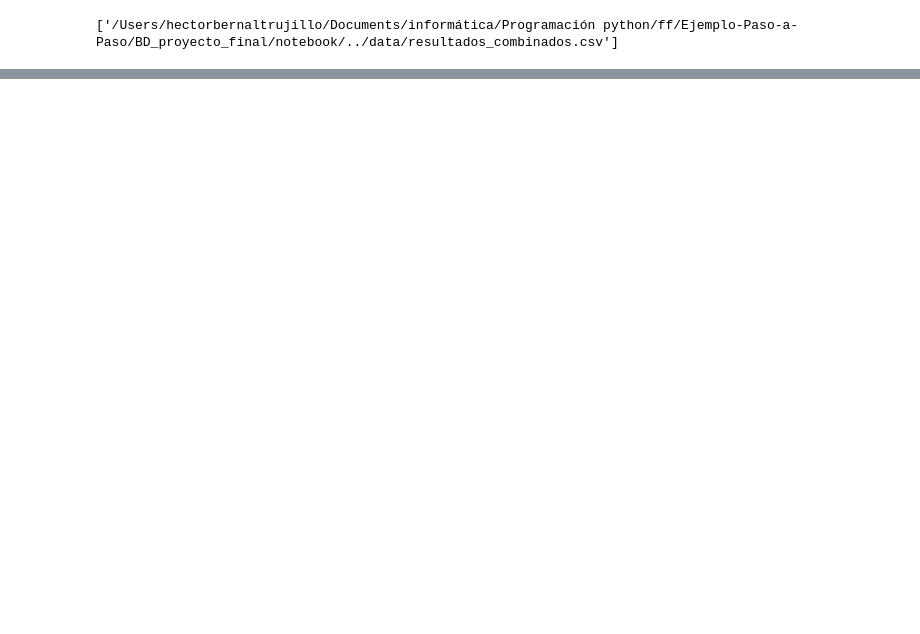
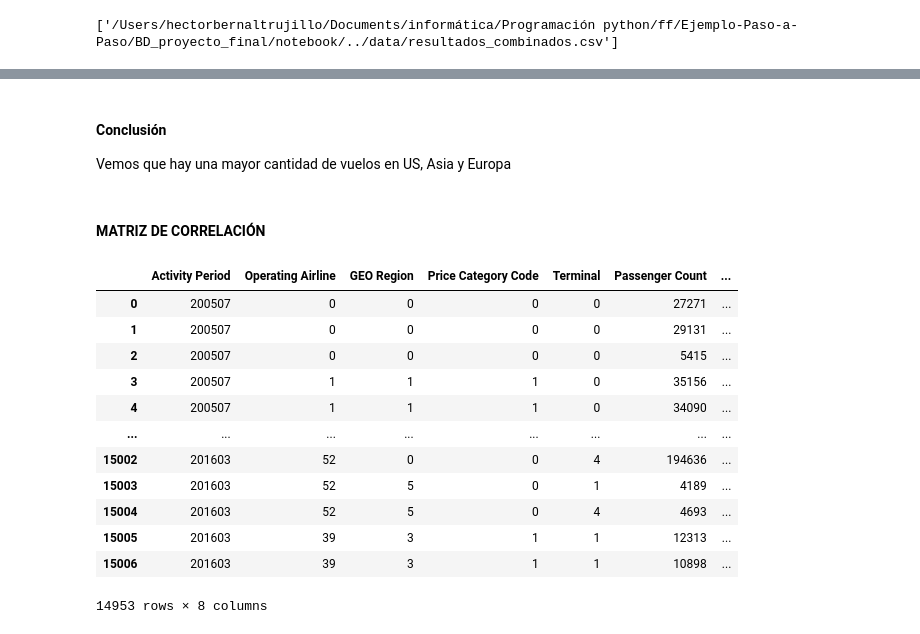
Before and after one commit to albabernal03/BD_proyecto_final, a Jupyter notebook: notebook/analisis.ipynb, the cells around one changed output, grey strips where cells are left out. Cells and saved outputs as stored; diff of their text form; code cells hidden in the pictures; blank space fills up the shorter version.

Commit message:
hemos terminado con la matriz de correlación

```diff
--- a/notebook/analisis.ipynb
+++ b/notebook/analisis.ipynb
@@ -211,0 +259,36 @@ resultados_combinados.to_csv('../data/resultados_combinados.csv', single_file =
+# %% [markdown]
+#### Conclusión
+Vemos que hay una mayor cantidad de vuelos en US, Asia y Europa
+# %% [markdown]
+#### MATRIZ DE CORRELACIÓN
+# %%
+#Ahora nos piden contruir una matriz de correlación, por lo que necesitamos que los datos sean númericos. Es por ello por lo que vamos a convertirlos.
+# Convertir las columnas a categórico
+df_encoded=df_1.categorize() #Con esto convertimos las columnas a categóricas, es decir, a numéricas.
+
+#Asignamos los códigos numericos a las columnas
+column_names= df_encoded.columns
+
+for column_name in column_names:
+    if df_encoded[column_name].dtype == 'int64':
+        pass
+    else:
+        df_encoded[column_name]=df_encoded[column_name].cat.codes
+
+#Mostramos el resultado
+df_encoded = df_encoded.compute()
+df_encoded
+# %% [output]
+|  | Activity Period | Operating Airline | GEO Region | Price Category Code | Terminal | Passenger Count | ... |
+| 0 | 200507 | 0 | 0 | 0 | 0 | 27271 | ... |
+| 1 | 200507 | 0 | 0 | 0 | 0 | 29131 | ... |
+| 2 | 200507 | 0 | 0 | 0 | 0 | 5415 | ... |
+| 3 | 200507 | 1 | 1 | 1 | 0 | 35156 | ... |
+| 4 | 200507 | 1 | 1 | 1 | 0 | 34090 | ... |
+| ... | ... | ... | ... | ... | ... | ... | ... |
+| 15002 | 201603 | 52 | 0 | 0 | 4 | 194636 | ... |
+| 15003 | 201603 | 52 | 5 | 0 | 1 | 4189 | ... |
+| 15004 | 201603 | 52 | 5 | 0 | 4 | 4693 | ... |
+| 15005 | 201603 | 39 | 3 | 1 | 1 | 12313 | ... |
+| 15006 | 201603 | 39 | 3 | 1 | 1 | 10898 | ... |
+14953 rows × 8 columns
```
Also changed, not shown: parts of 7 cells of this notebook, 1 other file.
